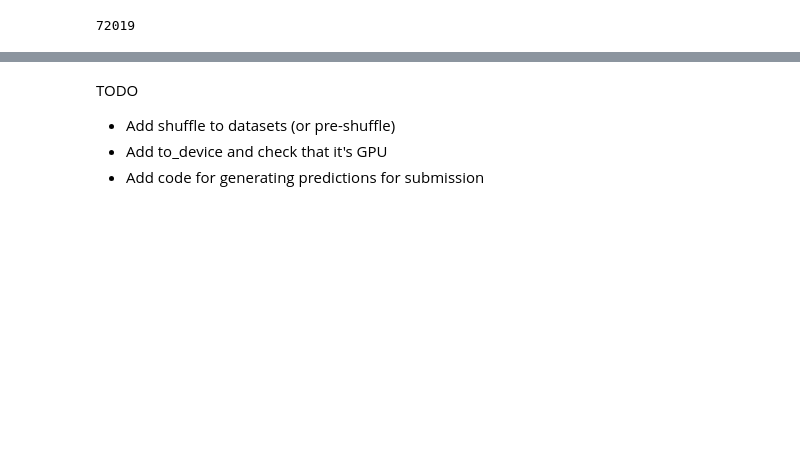
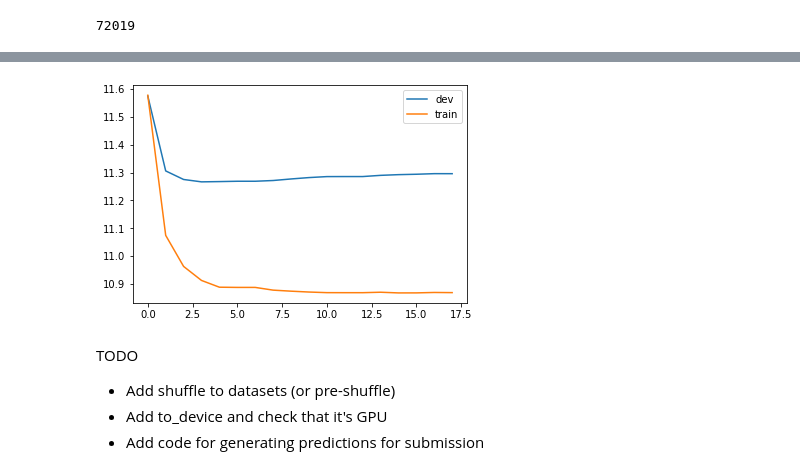
Before and after one commit to stevieg3/fashion-recommendations, a Jupyter notebook: notebooks/05-FashionRecV1.ipynb, the cells around one changed output, grey strips where cells are left out. Drawn from its saved outputs; the diff is of its cells as text; code cells hidden in the pictures; blank space fills up the shorter version.

```diff
--- a/notebooks/05-FashionRecV1.ipynb
+++ b/notebooks/05-FashionRecV1.ipynb
@@ -242,3 +356,10 @@ for epoch in range(MAX_EPOCHS):
+# %%
+plt.plot(dev_losses, label='dev')
+plt.plot(training_losses, label='train')
+plt.legend()
+plt.show()
+# %% [output]
+[figure, added]
 # %% [markdown]
 TODO
 - Add shuffle to datasets (or pre-shuffle)
```
Also changed, not shown: parts of 14 cells of this notebook.
